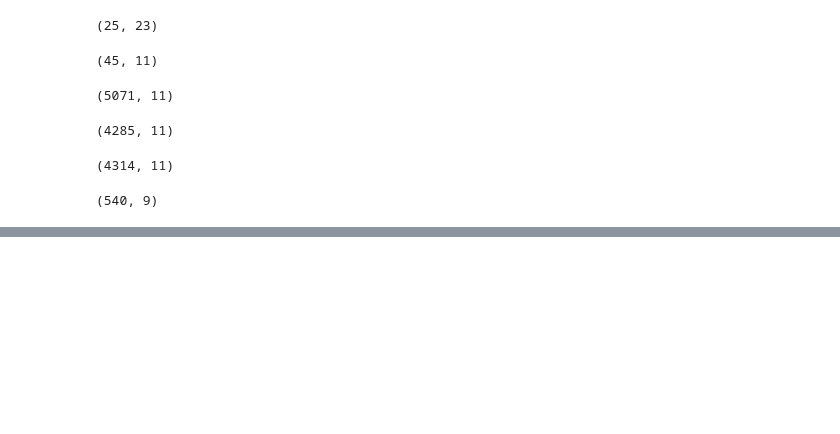
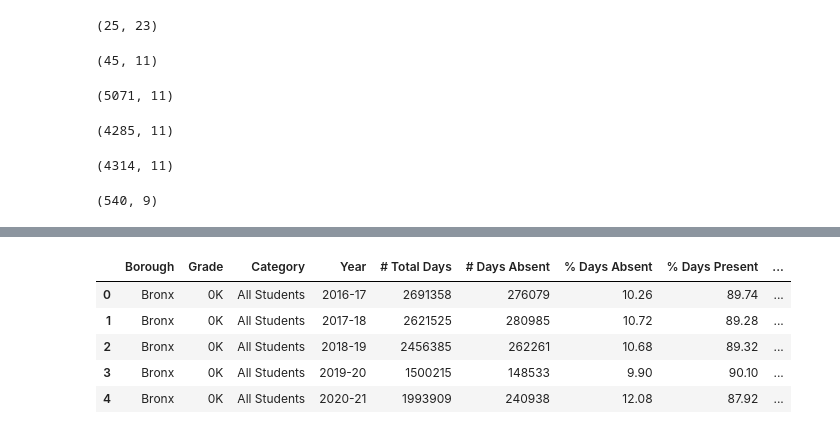
Before and after one commit to thetechleila/NYC-K-8-Public-School-Student-Performance-2016-2024, a Jupyter notebook: code/eda_overview.ipynb, the cells around one changed output, grey strips where cells are left out. Drawn from its saved outputs; the diff is of its cells as text; code cells hidden in the pictures; blank space fills up the shorter version.

```diff
--- a/code/eda_overview.ipynb
+++ b/code/eda_overview.ipynb
@@ -64,0 +88,11 @@ sth_df.shape
+# %%
+#First 5 rows of attendance dataset
+
+attendance.head()
+# %% [output]
+|  | Borough | Grade | Category | Year | # Total Days | # Days Absent | % Days Absent | % Days Present | ... |
+| 0 | Bronx | 0K | All Students | 2016-17 | 2691358 | 276079 | 10.26 | 89.74 | ... |
+| 1 | Bronx | 0K | All Students | 2017-18 | 2621525 | 280985 | 10.72 | 89.28 | ... |
+| 2 | Bronx | 0K | All Students | 2018-19 | 2456385 | 262261 | 10.68 | 89.32 | ... |
+| 3 | Bronx | 0K | All Students | 2019-20 | 1500215 | 148533 | 9.90 | 90.10 | ... |
+| 4 | Bronx | 0K | All Students | 2020-21 | 1993909 | 240938 | 12.08 | 87.92 | ... |
```
Also changed, not shown: parts of 6 cells of this notebook.
